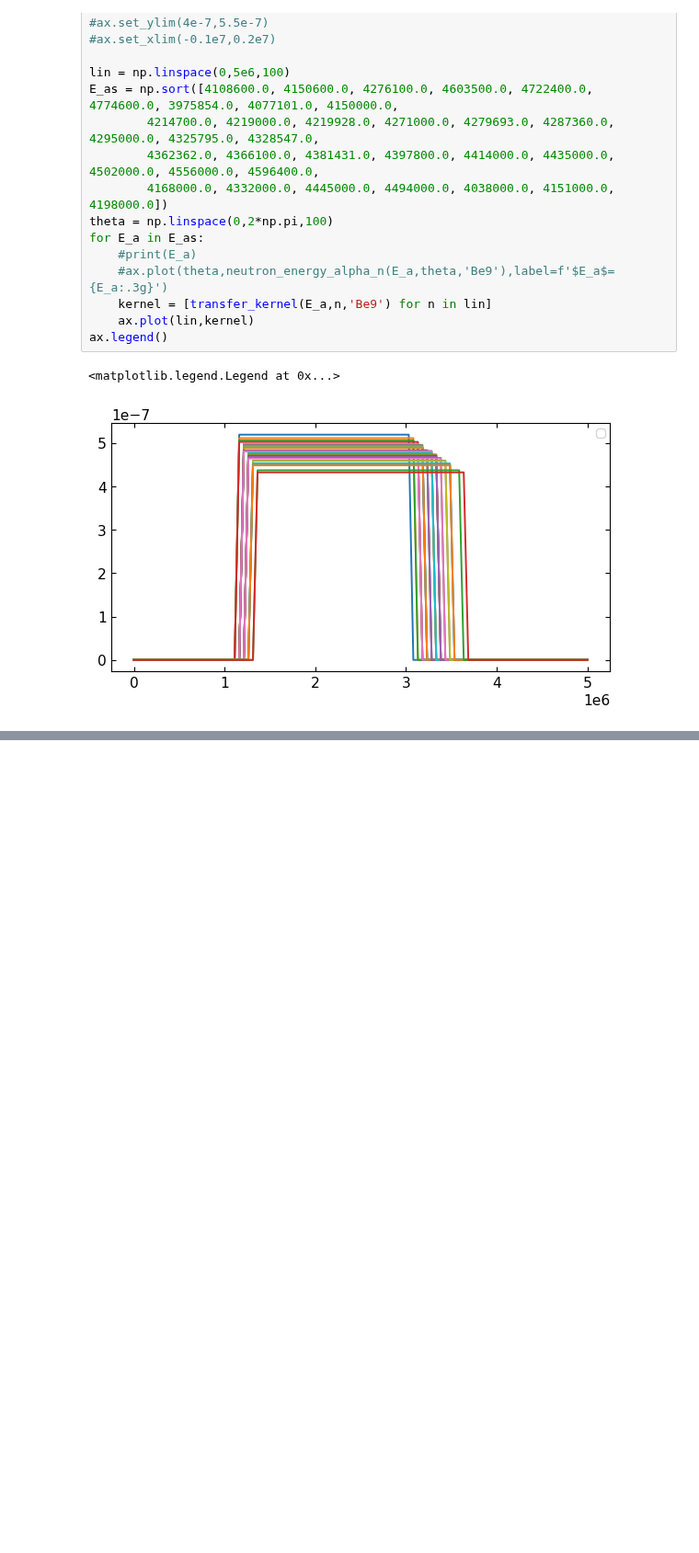
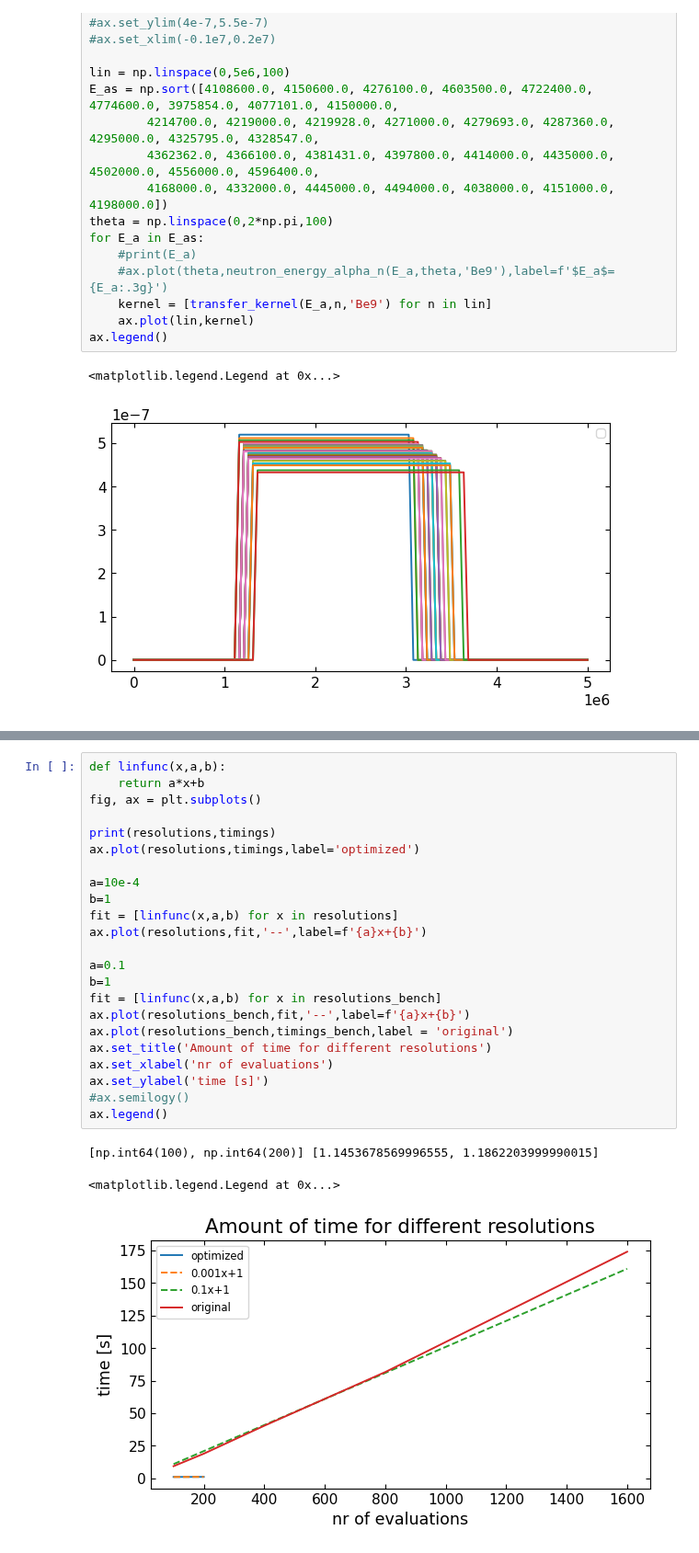
Before and after one commit to EmilEskol/Speciale, a Jupyter notebook: 4Neutron_spectrum_from_alpha_N.ipynb, the cells around one changed output, grey strips where cells are left out. Shown at 92% size. Saved outputs shown, nothing was run; the diff lists cells and outputs as text; blank space fills up the shorter version.

```diff
--- a/4Neutron_spectrum_from_alpha_N.ipynb
+++ b/4Neutron_spectrum_from_alpha_N.ipynb
@@ -629,0 +846,27 @@ ax4.legend()
+# %%
+def linfunc(x,a,b):
+    return a*x+b
+fig, ax = plt.subplots()
+
+print(resolutions,timings)
+ax.plot(resolutions,timings,label='optimized')
+
+a=10e-4
+b=1
+fit = [linfunc(x,a,b) for x in resolutions]
+ax.plot(resolutions,fit,'--',label=f'{a}x+{b}')
+
+a=0.1
+b=1
+fit = [linfunc(x,a,b) for x in resolutions_bench]
+ax.plot(resolutions_bench,fit,'--',label=f'{a}x+{b}')
+ax.plot(resolutions_bench,timings_bench,label = 'original')
+ax.set_title('Amount of time for different resolutions')
+ax.set_xlabel('nr of evaluations')
+ax.set_ylabel('time [s]')
+#ax.semilogy()
+ax.legend()
+# %% [output]
+[np.int64(100), np.int64(200)] [1.1453678569996555, 1.1862203999990015]
+<matplotlib.legend.Legend at 0x...>
+[figure, added]
```
Also changed, not shown: parts of 9 cells of this notebook.
